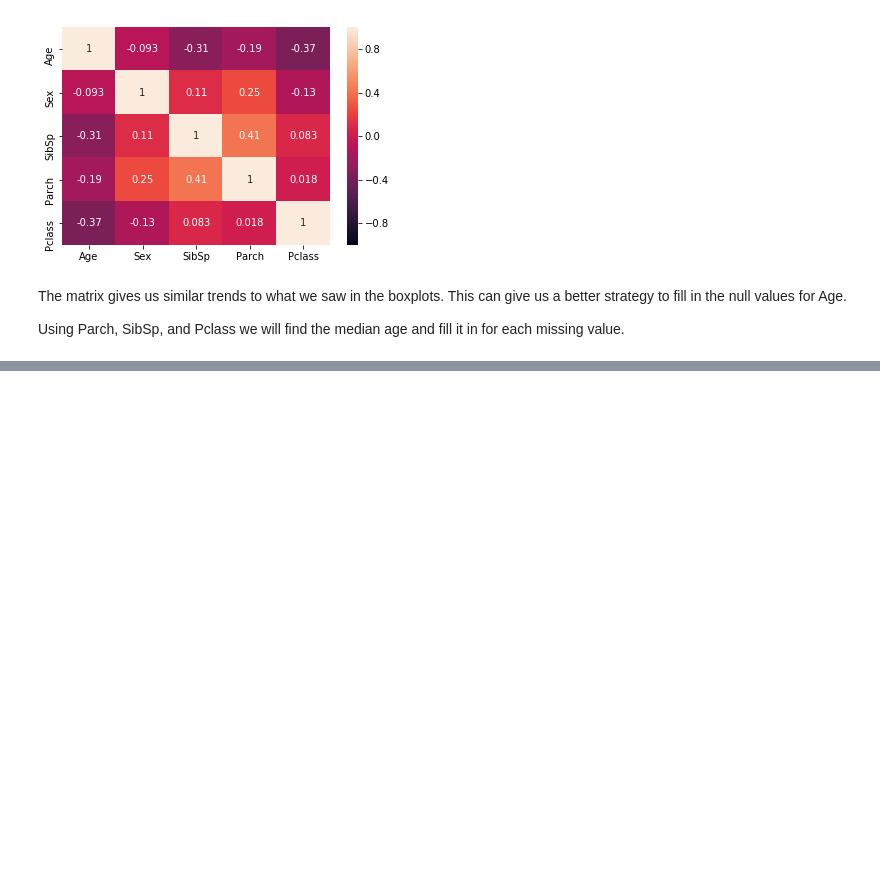
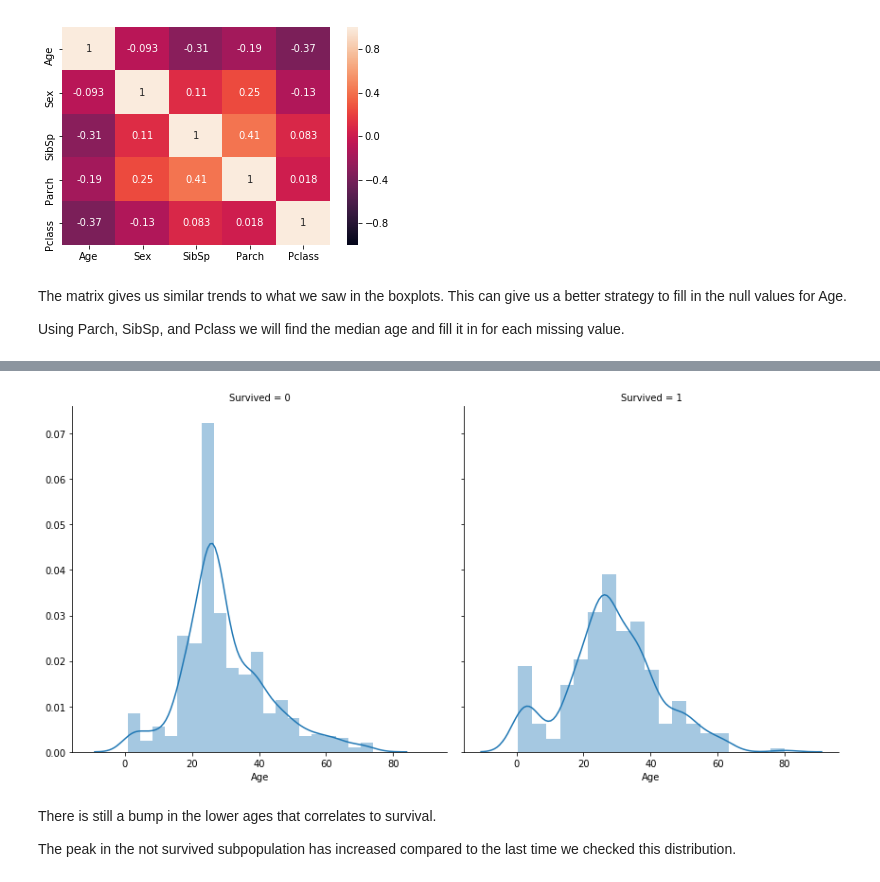
Before and after one commit to balmeet-singh/Titanic-ML, a Jupyter notebook: Titanic_ML Data Analysis and Cleaning.ipynb, the cells around one changed output, grey strips where cells are left out. Cells and saved outputs as stored; diff of their text form; code cells hidden in the pictures; blank space fills up the shorter version.

```diff
--- a/Titanic_ML Data Analysis and Cleaning.ipynb
+++ b/Titanic_ML Data Analysis and Cleaning.ipynb
@@ -342,0 +339,9 @@ age_na_index
+# %%
+ax = sns.FacetGrid(data=train, col='Survived', size=6)
+ax = ax.map(sns.distplot, "Age")
+# %% [output]
+[figure, added]
+# %% [markdown]
+There is still a bump in the lower ages that correlates to survival.
+
+The peak in the not survived subpopulation has increased compared to the last time we checked this distribution.
```
Also changed, not shown: parts of 4 cells of this notebook, 3 other files.
